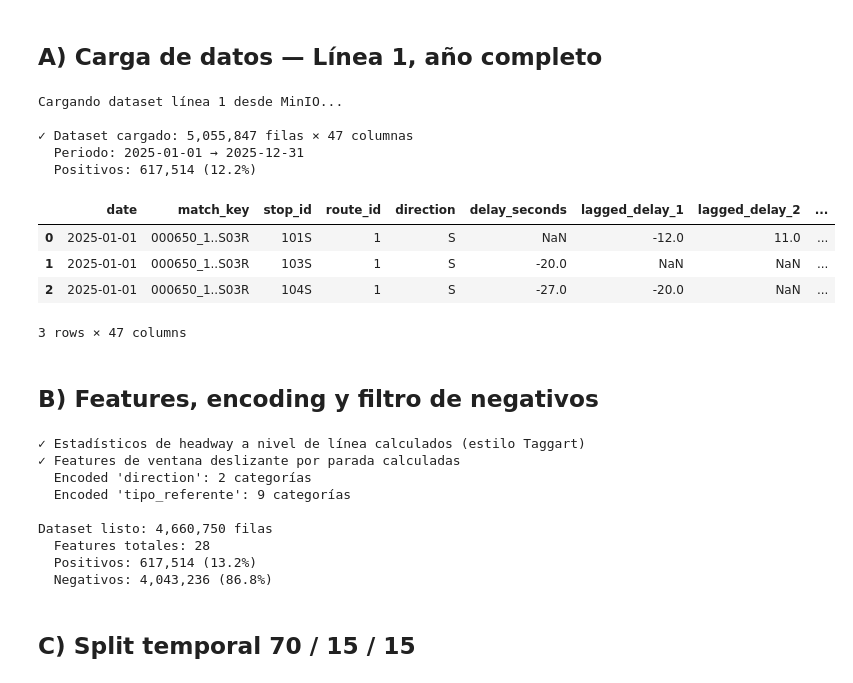
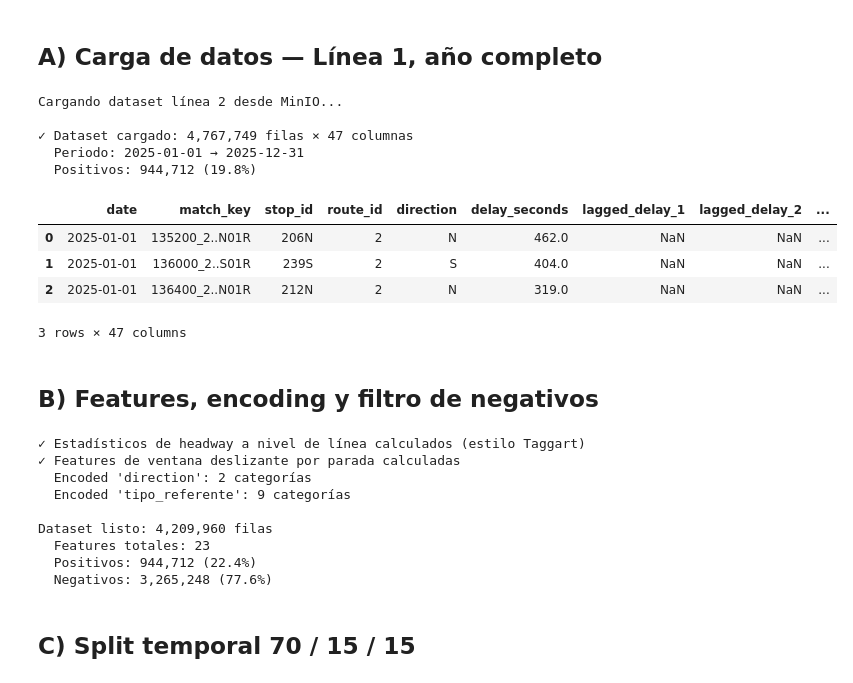
Before and after one commit to UCM-GIDIA-PD1/c2526-R5, a Jupyter notebook: src/models/modelos_alertas/tecnica_RandomForest.ipynb, the cells around one changed output. Cells and saved outputs as stored; diff of their text form; code cells hidden in the pictures.

```diff
--- a/src/models/modelos_alertas/tecnica_RandomForest.ipynb
+++ b/src/models/modelos_alertas/tecnica_RandomForest.ipynb
@@ -382,28 +507,28 @@ Cambios respecto a la primera aproximación:
 # %% [markdown]
 ## A) Carga de datos — Línea 1, año completo
 # %%
-LINEA = "1"
+LINEA = "2"
 access_key = os.getenv("MINIO_ACCESS_KEY")
 secret_key = os.getenv("MINIO_SECRET_KEY")
 MINIO_PATH_L1 = f"grupo5/aggregations/lines/line={LINEA}/dataset_final.parquet"
 
 print(f"Cargando dataset línea {LINEA} desde MinIO...")
 df2 = download_df_parquet(access_key, secret_key, MINIO_PATH_L1)
 
 print(f"\n✓ Dataset cargado: {df2.shape[0]:,} filas × {df2.shape[1]} columnas")
 print(f"  Periodo: {df2['date'].min()} → {df2['date'].max()}")
 print(f"  Positivos: {df2[TARGET_COL].sum():,} ({df2[TARGET_COL].mean()*100:.1f}%)")
 df2.head(3)
 # %% [output]
-Cargando dataset línea 1 desde MinIO...
+Cargando dataset línea 2 desde MinIO...
 
-✓ Dataset cargado: 5,055,847 filas × 47 columnas
+✓ Dataset cargado: 4,767,749 filas × 47 columnas
   Periodo: 2025-01-01 → 2025-12-31
-  Positivos: 617,514 (12.2%)
+  Positivos: 944,712 (19.8%)
 |  | date | match_key | stop_id | route_id | direction | delay_seconds | lagged_delay_1 | lagged_delay_2 | ... |
-| 0 | 2025-01-01 | 000650_1..S03R | 101S | 1 | S | NaN | -12.0 | 11.0 | ... |
-| 1 | 2025-01-01 | 000650_1..S03R | 103S | 1 | S | -20.0 | NaN | NaN | ... |
-| 2 | 2025-01-01 | 000650_1..S03R | 104S | 1 | S | -27.0 | -20.0 | NaN | ... |
+| 0 | 2025-01-01 | 135200_2..N01R | 206N | 2 | N | 462.0 | NaN | NaN | ... |
+| 1 | 2025-01-01 | 136000_2..S01R | 239S | 2 | S | 404.0 | NaN | NaN | ... |
+| 2 | 2025-01-01 | 136400_2..N01R | 212N | 2 | N | 319.0 | NaN | NaN | ... |
 3 rows × 47 columns
 # %% [markdown]
 ## B) Features, encoding y filtro de negativos
@@ -442,8 +567,6 @@ FEATURE_COLS_L1 = [
     'is_unscheduled', 'num_updates', 'scheduled_time_to_end',
     'stops_to_end', 'direction',
     'hour_sin', 'hour_cos', 'dow', 'is_weekend',
-    'n_eventos_afectando', 'tipo_referente',
-    'afecta_previo', 'afecta_durante', 'afecta_despues',
     'temp_extreme',
     'seconds_since_last_alert',
     'headway_rolling_std', 'delay_rolling_max', 'delay_aceleracion',
@@ -489,10 +612,10 @@ print(f"  Negativos: {(df2[TARGET_COL]==0).sum():,} ({(df2[TARGET_COL]==0).mean(
   Encoded 'direction': 2 categorías
   Encoded 'tipo_referente': 9 categorías
 
-Dataset listo: 4,660,750 filas
-  Features totales: 28
-  Positivos: 617,514 (13.2%)
-  Negativos: 4,043,236 (86.8%)
+Dataset listo: 4,209,960 filas
+  Features totales: 23
+  Positivos: 944,712 (22.4%)
+  Negativos: 3,265,248 (77.6%)
 # %% [markdown]
 ## C) Split temporal 70 / 15 / 15
 # %%
```
Also changed, not shown: parts of 30 cells of this notebook.
